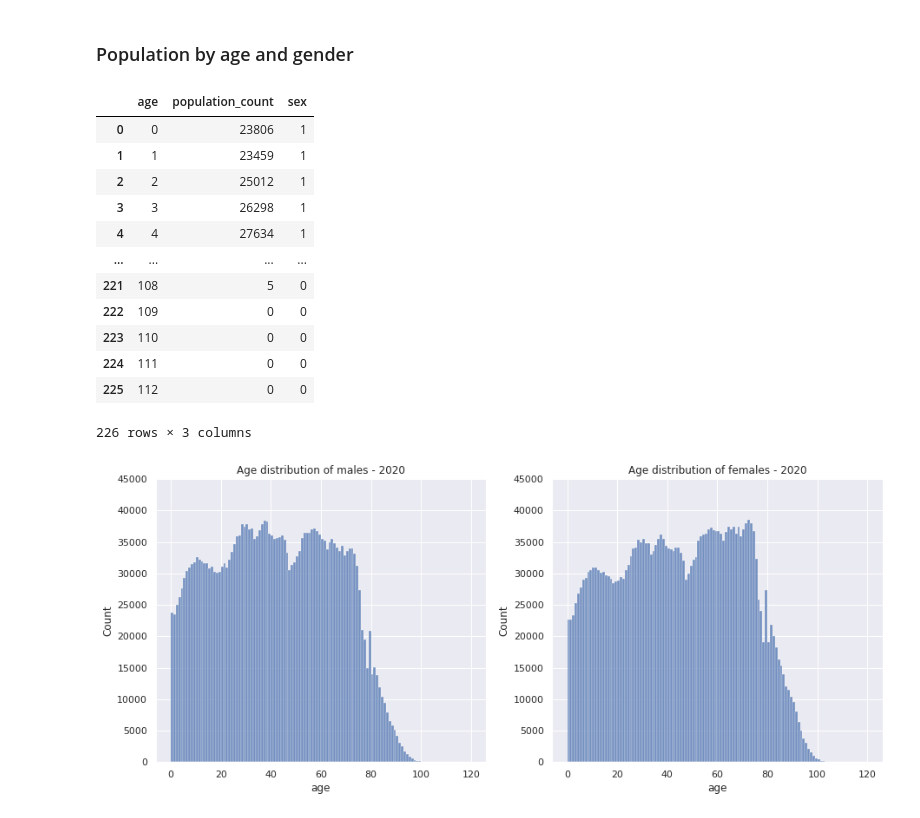
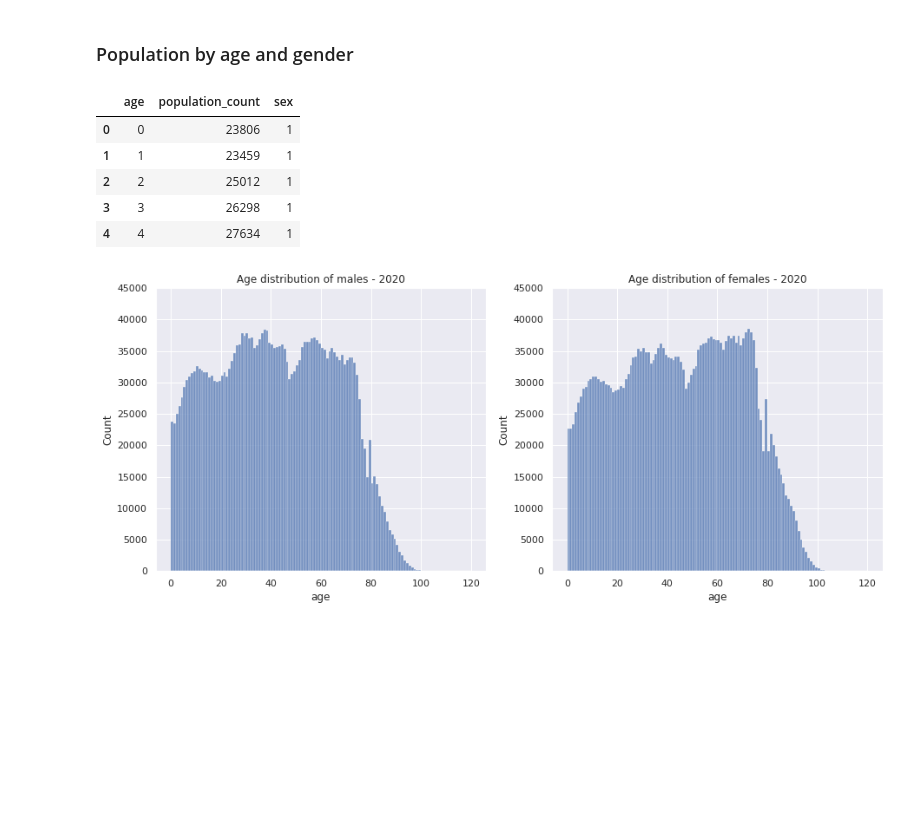
Before and after one commit to skupsala/population-simulation, a Jupyter notebook: notebooks/simulation.ipynb, the cells around one changed output. Saved outputs shown, nothing was run; the diff lists cells and outputs as text; code cells hidden in the pictures; blank space fills up the shorter version.

```diff
--- a/notebooks/simulation.ipynb
+++ b/notebooks/simulation.ipynb
@@ -31,36 +31,40 @@ ko. tilastosta on käytetty vuotta 2020
 # %% [markdown]
 ### Constants
 # %%
-SEXES = [0, 1] # 0 = male, 1 = female
-MAX_AGE = 120
+class Cfg:
+    # 0 = male, 1 = female
+    SEXES = [0, 1]
+    MAX_AGE = 120
 
-DATA_DIR = os.path.join(os.pardir, 'data')
-IMAGE_DIR = os.path.join(os.pardir, 'images')
-OVERRIDE_IMAGES = True
+    DATA_DIR = os.path.join(os.pardir, 'data')
+    IMAGE_DIR = os.path.join(os.pardir, 'images')
+
+    # If running this notebook can overwrite previous image results
+    OVERWRITE_IMAGES = True
+
+    # Initial year (starting from). Should not be changed since we uses statistcs from year 2020.
+    INITIAL_YEAR = 2020
+    # End / Target year of the simulation. Should be greater than 2020.
+    TARGET_YEAR = 2050
 # %% [markdown]
 ### Population by age and gender
 # %%
-stats_population_df = pd.read_csv(os.path.join(DATA_DIR, '004_11rd_2020_20220319-004320.csv'), encoding='iso-8859-1', skiprows=2, delimiter=";")
+stats_population_df = pd.read_csv(os.path.join(Cfg.DATA_DIR, '004_11rd_2020_20220319-004320.csv'), encoding='iso-8859-1', skiprows=2, delimiter=";")
 
 def tilastokeskus_transform_population_dataframe(df):
     df['sex'] = df['Sukupuoli'].apply(lambda x: 1 if x == 'Miehet' else 0)
-    df.rename(columns={'2020': 'population_count', 'Ikä': 'age'}, inplace=True)
-    df.drop(df.columns.difference(['sex', 'population_count', 'age']), 1, inplace=True)
+    df = df.rename(columns={'2020': 'population_count', 'Ikä': 'age'})
+    df = df.drop(df.columns.difference(['sex', 'population_count', 'age']), 1)
     return df
 
 
-tilastokeskus_transform_population_dataframe(stats_population_df)
+stats_population_df = tilastokeskus_transform_population_dataframe(stats_population_df)
+
+stats_population_df.head()
 # %% [output]
 |  | age | population_count | sex |
 | 0 | 0 | 23806 | 1 |
 | 1 | 1 | 23459 | 1 |
 | 2 | 2 | 25012 | 1 |
 | 3 | 3 | 26298 | 1 |
 | 4 | 4 | 27634 | 1 |
-| ... | ... | ... | ... |
-| 221 | 108 | 5 | 0 |
-| 222 | 109 | 0 | 0 |
-| 223 | 110 | 0 | 0 |
-| 224 | 111 | 0 | 0 |
-| 225 | 112 | 0 | 0 |
-226 rows × 3 columns
```
Also changed, not shown: parts of 19 cells of this notebook.
